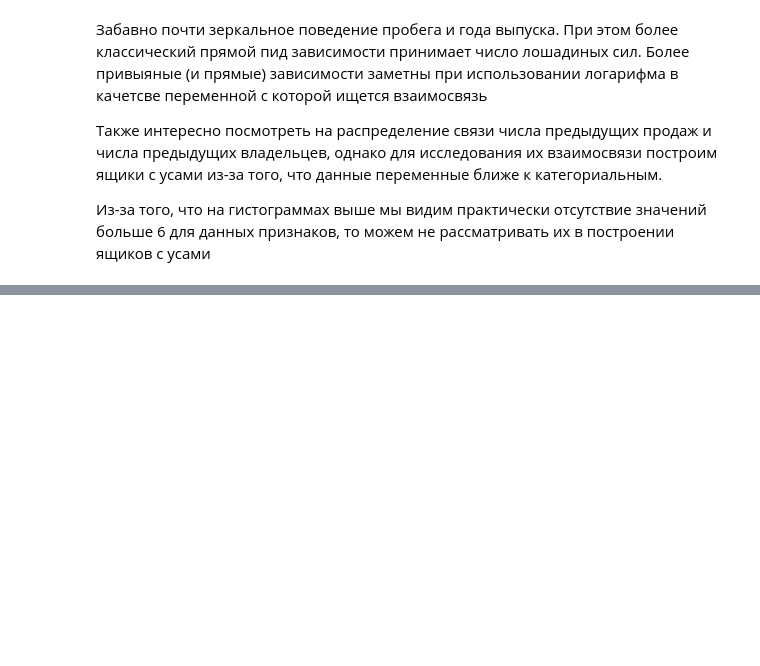
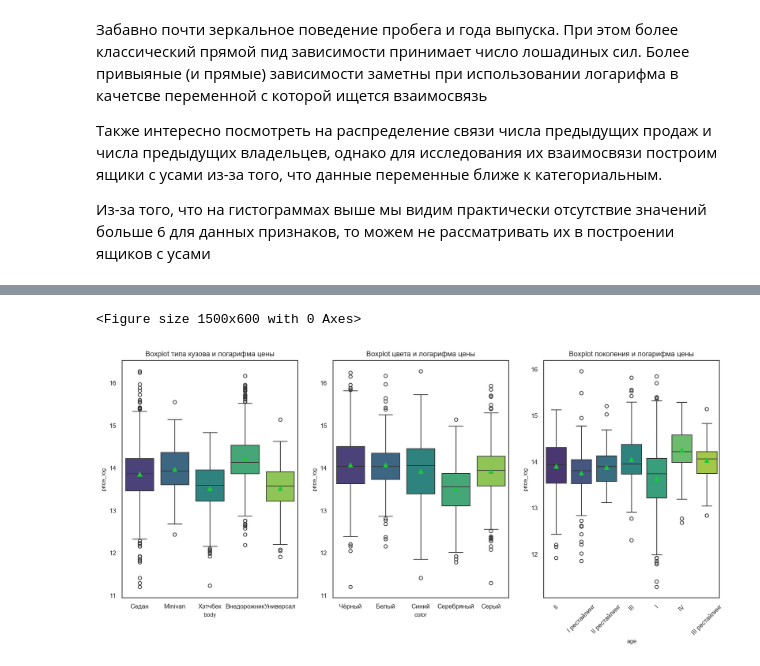
Before and after one commit to Natasha-rare/parcing_andan_hw, a Jupyter notebook: visualisation.ipynb, the cells around one changed output, grey strips where cells are left out. Cells and saved outputs as stored; diff of their text form; code cells hidden in the pictures; blank space fills up the shorter version.

```diff
--- a/visualisation.ipynb
+++ b/visualisation.ipynb
@@ -235,0 +261,18 @@ plt.show()
+# %%
+plt.figure(figsize=(15, 6))
+fig, axes = plt.subplots(1, 3, figsize=(15, 6))
+axes = axes.flatten()
+
+sns.boxplot(x='body', y='price_log', data=df[df['body'].isin(df['body'].value_counts().nlargest(5).index)], showmeans=True, hue='body', legend=False, ax=axes[0], palette='viridis')
+axes[0].set_title('Boxplot типа кузова и логарифма цены')
+
+sns.boxplot(x='color', y='price_log', data=df[df['color'].isin(df['color'].value_counts().nlargest(5).index)], showmeans=True, hue='color', legend=False, ax=axes[1], palette='viridis')
+axes[1].set_title('Boxplot цвета и логарифма цены')
+
+sns.boxplot(x='age', y='price_log', data=df[df['age'].isin(df['age'].value_counts().nlargest(7).index)], showmeans=True, hue='age', legend=False, ax=axes[2], palette='viridis')
+axes[2].set_title('Boxplot поколения и логарифма цены')
+axes[2].tick_params(axis='x', labelrotation=45)
+plt.show()
+# %% [output]
+<Figure size 1500x600 with 0 Axes>
+[figure, added]
```
Also changed, not shown: parts of 12 cells of this notebook, 4 other files.
